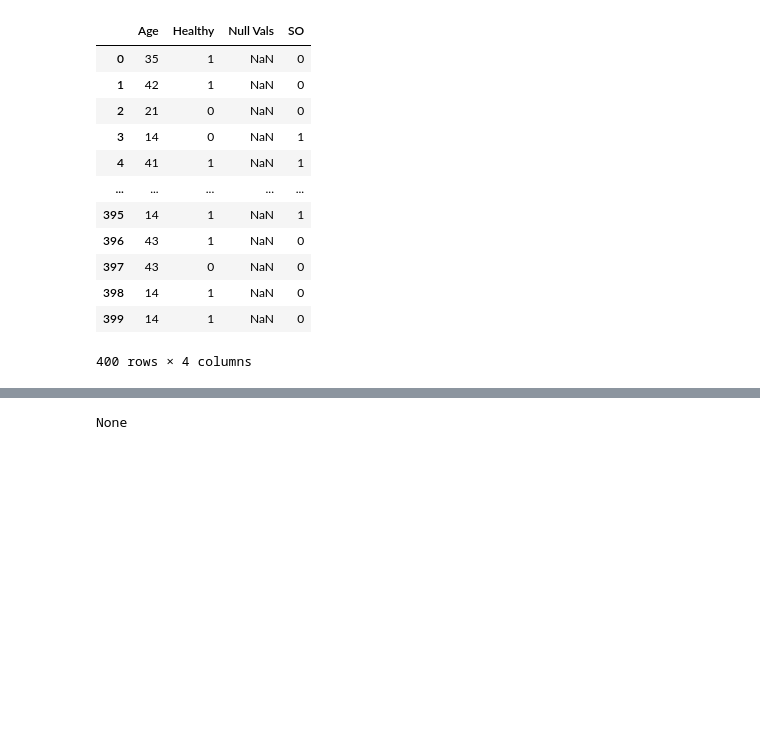
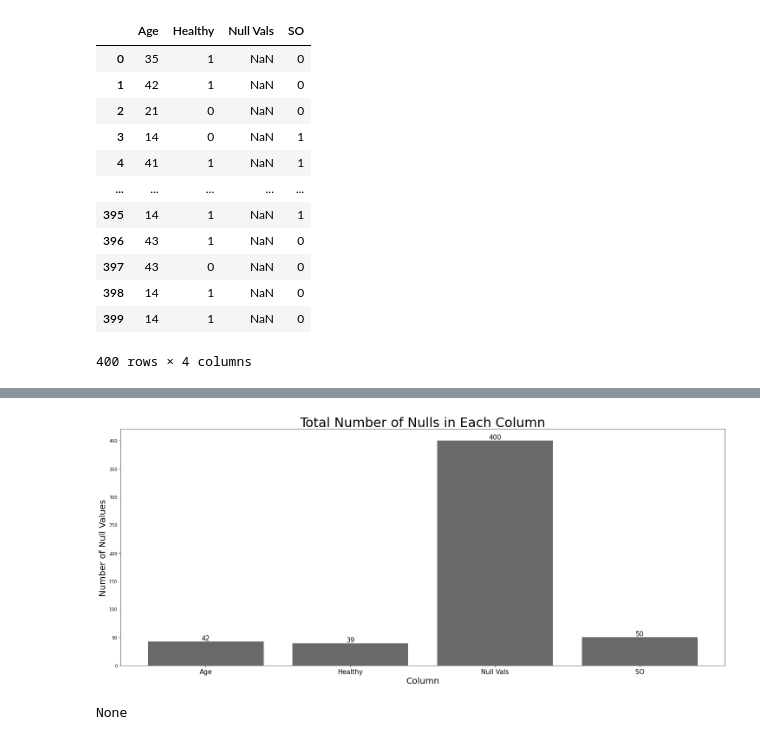
Before and after one commit to Data-Driven-Materials-Science/cleaning_suite, a Jupyter notebook: testing.ipynb, the cells around one changed output, grey strips where cells are left out. Cells and saved outputs as stored; diff of their text form; code cells hidden in the pictures; blank space fills up the shorter version.

```diff
--- a/testing.ipynb
+++ b/testing.ipynb
@@ -66,3 +82,27 @@ missingno.matrix(null_data)
+# %%
+#bar = missingno.bar(null_data, labels=True)
+
+import numpy as np
+
+null_values = null_data.isna().sum().values
+
+
+if len(null_data.columns) <= 50:
+    plt.figure(figsize=(25, 10))
+    plt.bar(null_data.columns, null_values, color='dimgray')
+else:
+    plt.figure(figsize=(25, (25 + len(null_data.columns) - 50) * 0.5))
+    plt.barh(null_data.columns, null_values, color='dimgray')
+
+xlocs, ylocs = plt.xticks(fontsize=15, rotation=45)
+for i, v in enumerate(null_values):
+    plt.text(xlocs[i], v, str(v), fontsize=15, verticalalignment='bottom', horizontalalignment='center')
+plt.title("Total Number of Nulls in Each Column", fontsize=30)
+plt.xlabel("Column", fontsize=20)
+plt.ylabel("Number of Null Values", fontsize=20)
+plt.show()
+# %% [output]
+[figure, added]
 # %%
 def remove_monotone_columns(data):
     # Keeps track of the columns that contain more than 1 unique value
```
Also changed, not shown: parts of 5 cells of this notebook, 1 other file.
